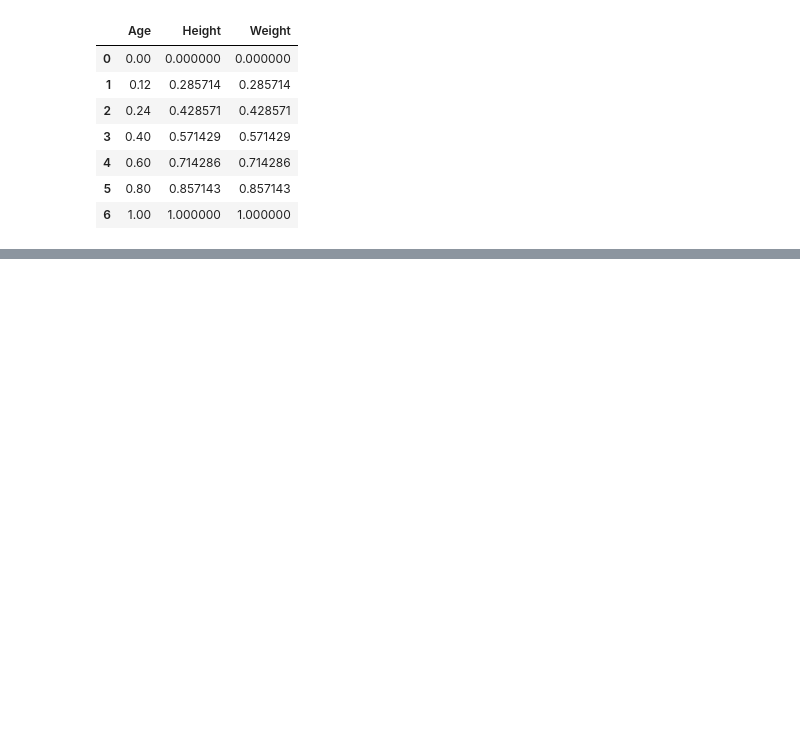
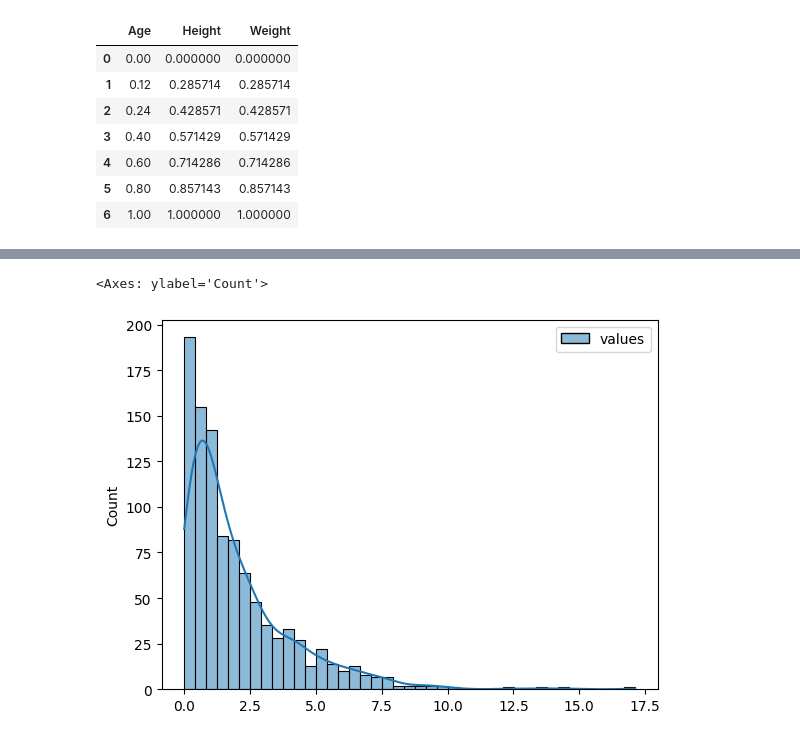
Before and after one commit to shahahmad-dev/machine_learnig, a Jupyter notebook: 06_scaling.ipynb, the cells around one changed output, grey strips where cells are left out. Cells and saved outputs as stored; diff of their text form; code cells hidden in the pictures; blank space fills up the shorter version.

```diff
--- a/06_scaling.ipynb
+++ b/06_scaling.ipynb
@@ -105,0 +113,6 @@ df
+# %%
+# generate non-normal data (exponential Distribution)
+np.random.seed(0)
+df = np.random.exponential(size=1000, scale=2)
+df = pd.DataFrame(df, columns=['values'])
+df.head()
@@ -105,0 +126,5 @@ df
+# %%
+sns.histplot(df, kde=True)
+# %% [output]
+<Axes: ylabel='Count'>
+[figure, added]
```
Also changed, not shown: parts of 5 cells of this notebook.
